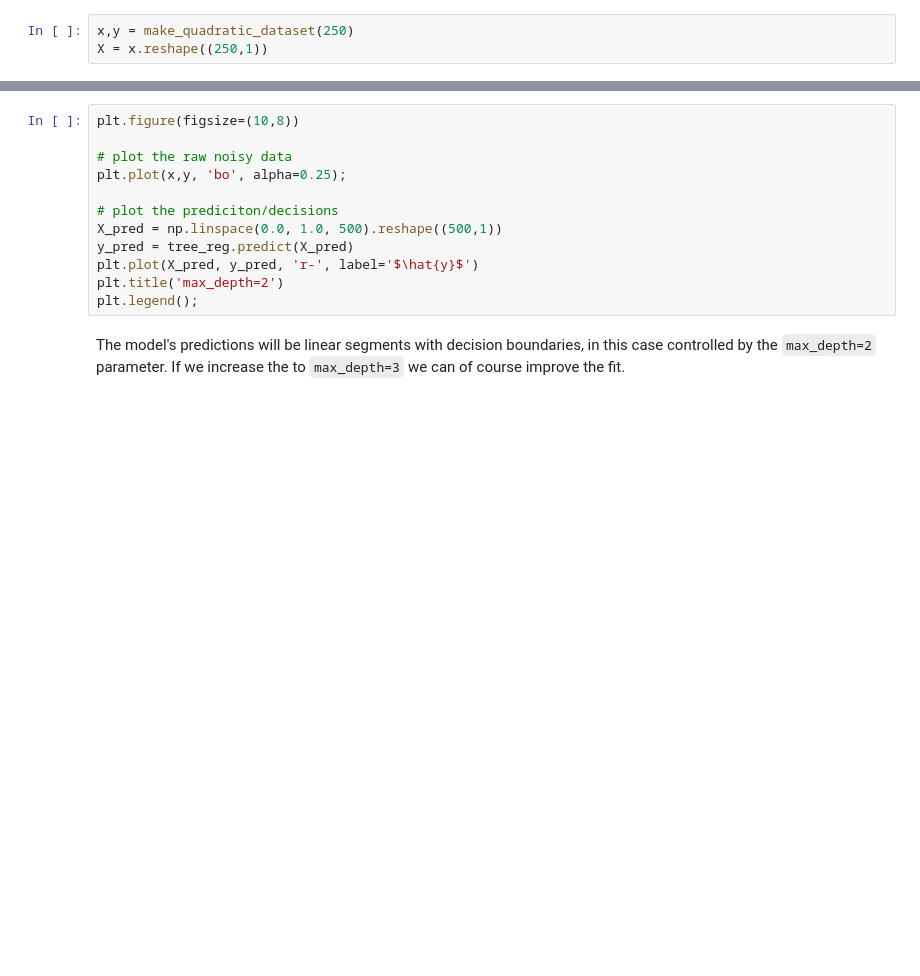
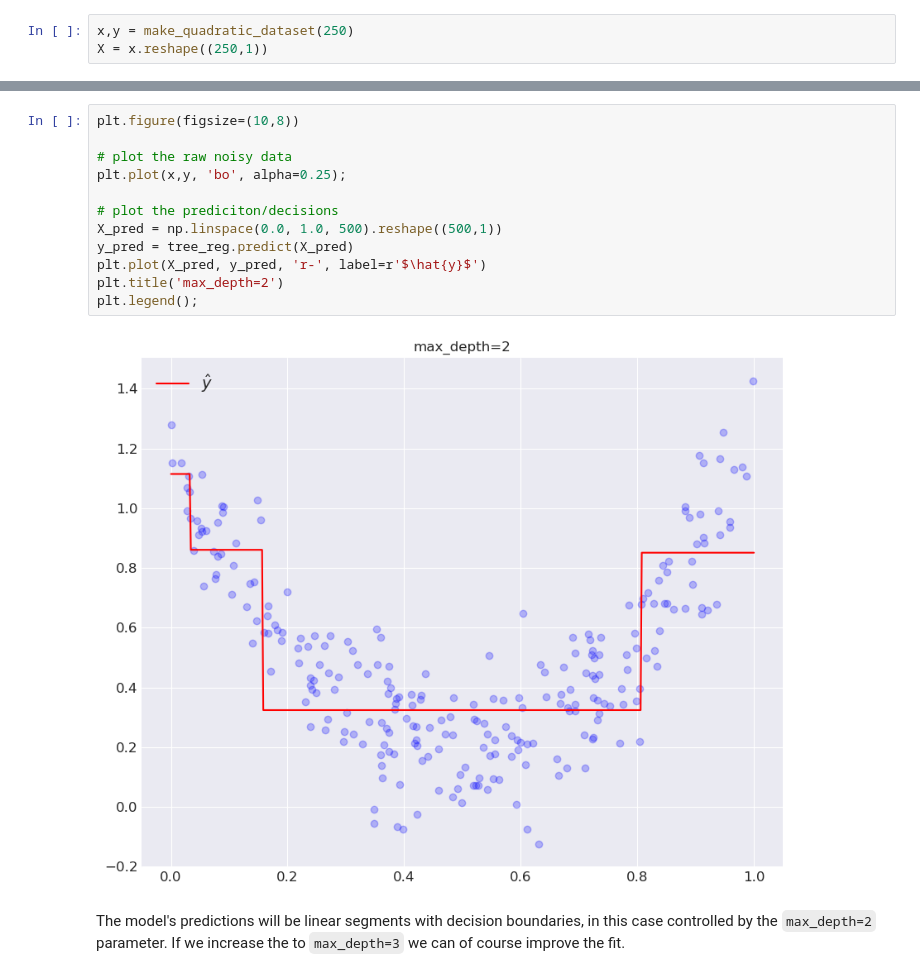
Before and after one commit to seunarogs/class-resources, a Jupyter notebook: lectures/u11-1-decision-trees.ipynb, the cells around one changed output, grey strips where cells are left out. Drawn from its saved outputs; the diff is of its cells as text; blank space fills up the shorter version.

```diff
--- a/lectures/u11-1-decision-trees.ipynb
+++ b/lectures/u11-1-decision-trees.ipynb
@@ -498,15 +511,17 @@ tree_reg.fit(X, y)
 # %%
 plt.figure(figsize=(10,8))
 
 # plot the raw noisy data
 plt.plot(x,y, 'bo', alpha=0.25);
 
 # plot the prediciton/decisions
 X_pred = np.linspace(0.0, 1.0, 500).reshape((500,1))
 y_pred = tree_reg.predict(X_pred)
-plt.plot(X_pred, y_pred, 'r-', label='$\hat{y}$')
+plt.plot(X_pred, y_pred, 'r-', label=r'$\hat{y}$')
 plt.title('max_depth=2')
 plt.legend();
+# %% [output]
+[figure, added]
 # %% [markdown]
 The model's predictions will be linear segments with decision boundaries, in this case controlled by the
 `max_depth=2` parameter.  If we increase the to `max_depth=3` we can of course improve the fit.
```
Also changed, not shown: parts of 16 cells of this notebook.
